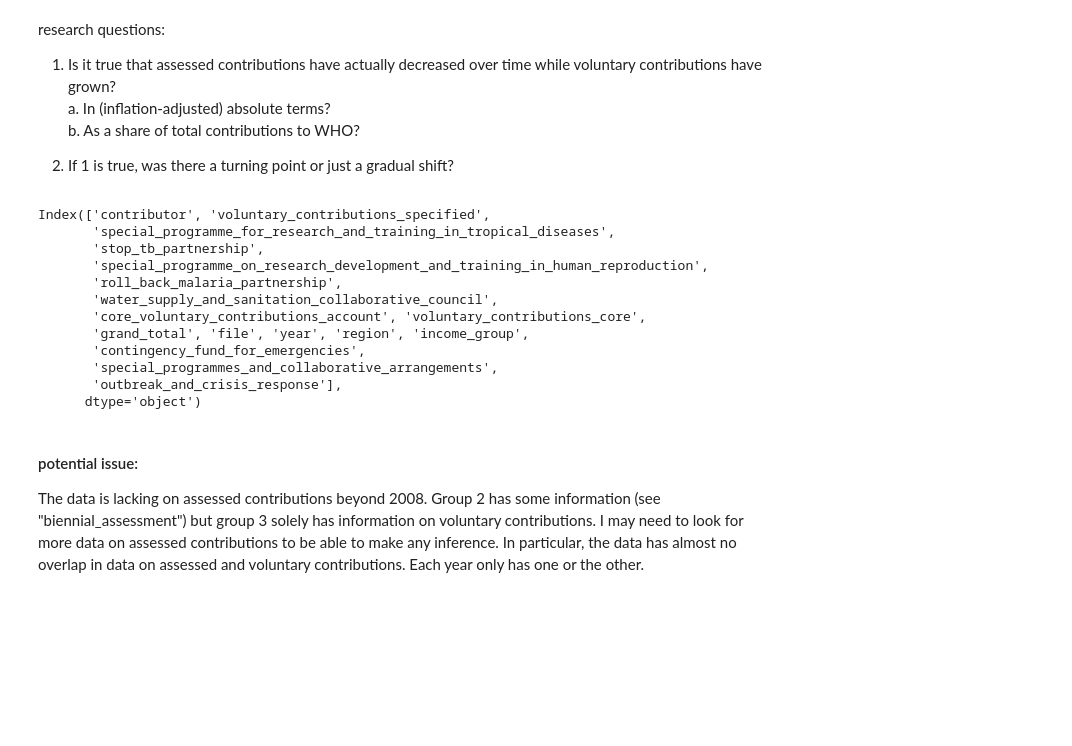
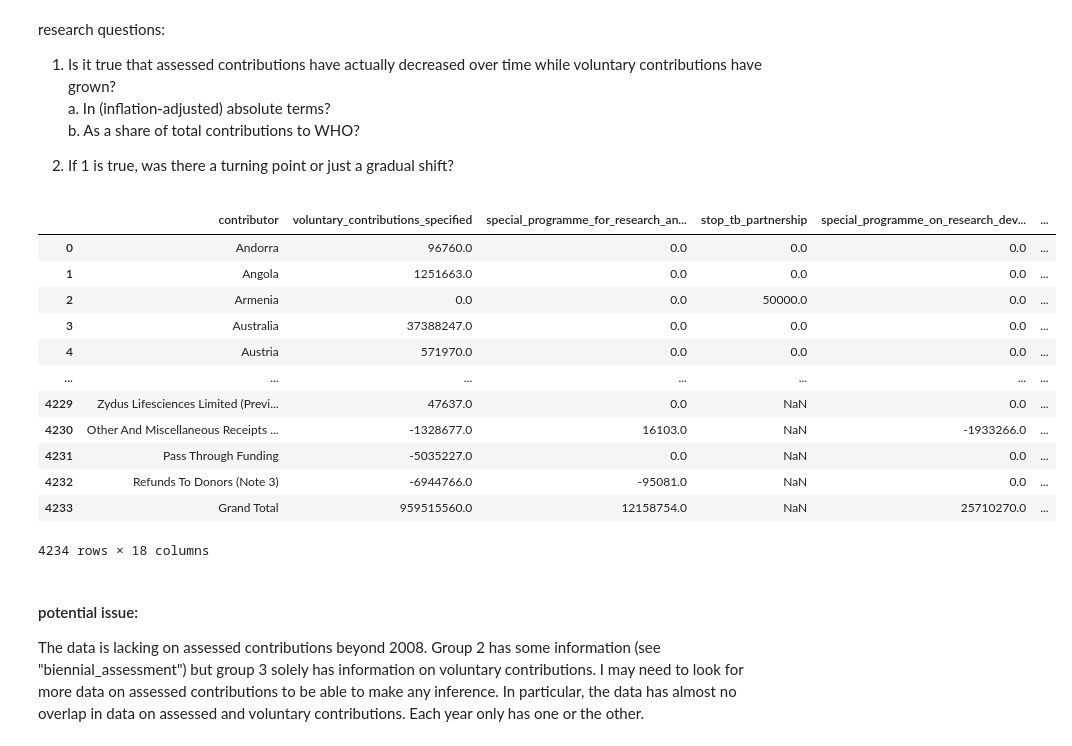
Before and after one commit to ucdavisdatalab/who_budget_data, a Jupyter notebook: src/data_analysis.ipynb, the cells around one changed output. Saved outputs shown, nothing was run; the diff lists cells and outputs as text; code cells hidden in the pictures; blank space fills up the shorter version.

```diff
--- a/src/data_analysis.ipynb
+++ b/src/data_analysis.ipynb
@@ -26,23 +26,25 @@ research questions:
 # %%
 g1 = data["group1"]
 # column of focus: "current_year_assessment"
 
 g3 = data["group3"]
 # column of focus: "grand_total"
-print(g3.columns)
+
+g3
 # %% [output]
+|  | contributor | voluntary_contributions_specified | special_programme_for_research_an... | stop_tb_partnership | special_programme_on_research_dev... | ... |
+| 0 | Andorra | 96760.0 | 0.0 | 0.0 | 0.0 | ... |
+| 1 | Angola | 1251663.0 | 0.0 | 0.0 | 0.0 | ... |
+| 2 | Armenia | 0.0 | 0.0 | 50000.0 | 0.0 | ... |
+| 3 | Australia | 37388247.0 | 0.0 | 0.0 | 0.0 | ... |
+| 4 | Austria | 571970.0 | 0.0 | 0.0 | 0.0 | ... |
+| ... | ... | ... | ... | ... | ... | ... |
+| 4229 | Zydus Lifesciences Limited (Previ... | 47637.0 | 0.0 | NaN | 0.0 | ... |
+| 4230 | Other And Miscellaneous Receipts ... | -1328677.0 | 16103.0 | NaN | -1933266.0 | ... |
+| 4231 | Pass Through Funding | -5035227.0 | 0.0 | NaN | 0.0 | ... |
+| 4232 | Refunds To Donors (Note 3) | -6944766.0 | -95081.0 | NaN | 0.0 | ... |
+| 4233 | Grand Total | 959515560.0 | 12158754.0 | NaN | 25710270.0 | ... |
-Index(['contributor', 'voluntary_contributions_specified',
-       'special_programme_for_research_and_training_in_tropical_diseases',
-       'stop_tb_partnership',
-       'special_programme_on_research_development_and_training_in_human_reproduction',
-       'roll_back_malaria_partnership',
-       'water_supply_and_sanitation_collaborative_council',
-       'core_voluntary_contributions_account', 'voluntary_contributions_core',
-       'grand_total', 'file', 'year', 'region', 'income_group',
-       'contingency_fund_for_emergencies',
-       'special_programmes_and_collaborative_arrangements',
-       'outbreak_and_crisis_response'],
-      dtype='object')
+4234 rows × 18 columns
 # %% [markdown]
 #### potential issue:
 The data is lacking on assessed contributions beyond 2008. Group 2 has some information (see "biennial_assessment") but group 3 solely has information on voluntary contributions. I may need to look for more data on assessed contributions to be able to make any inference.
```
Also changed, not shown: parts of 3 cells of this notebook, 3 other files.
